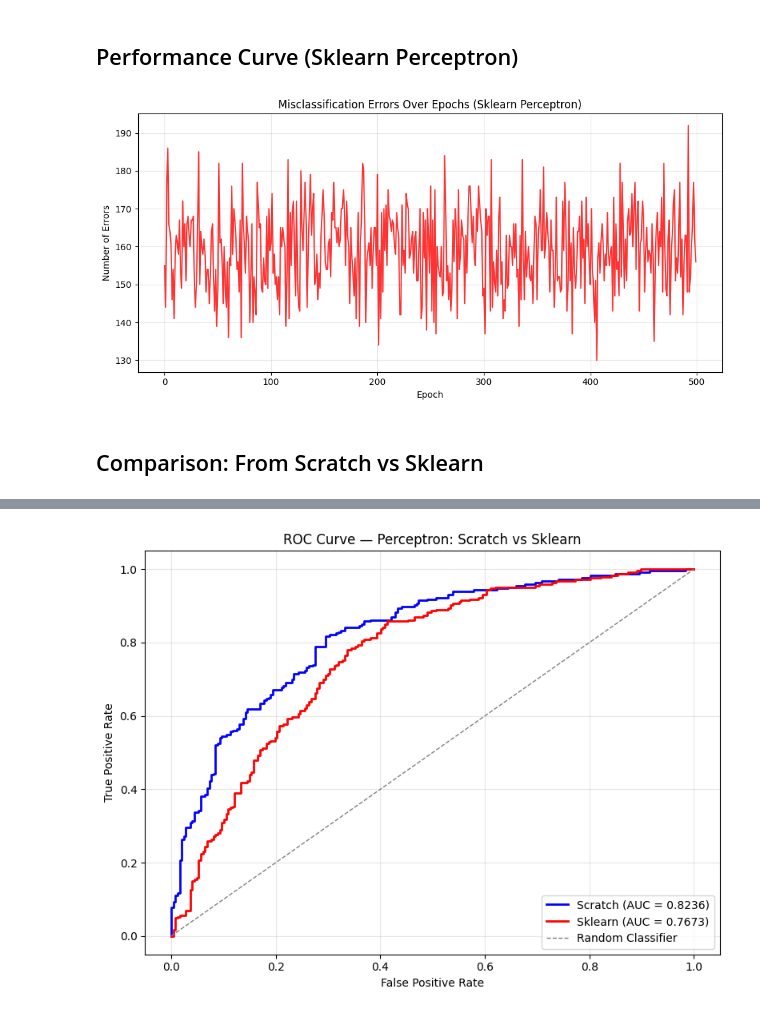
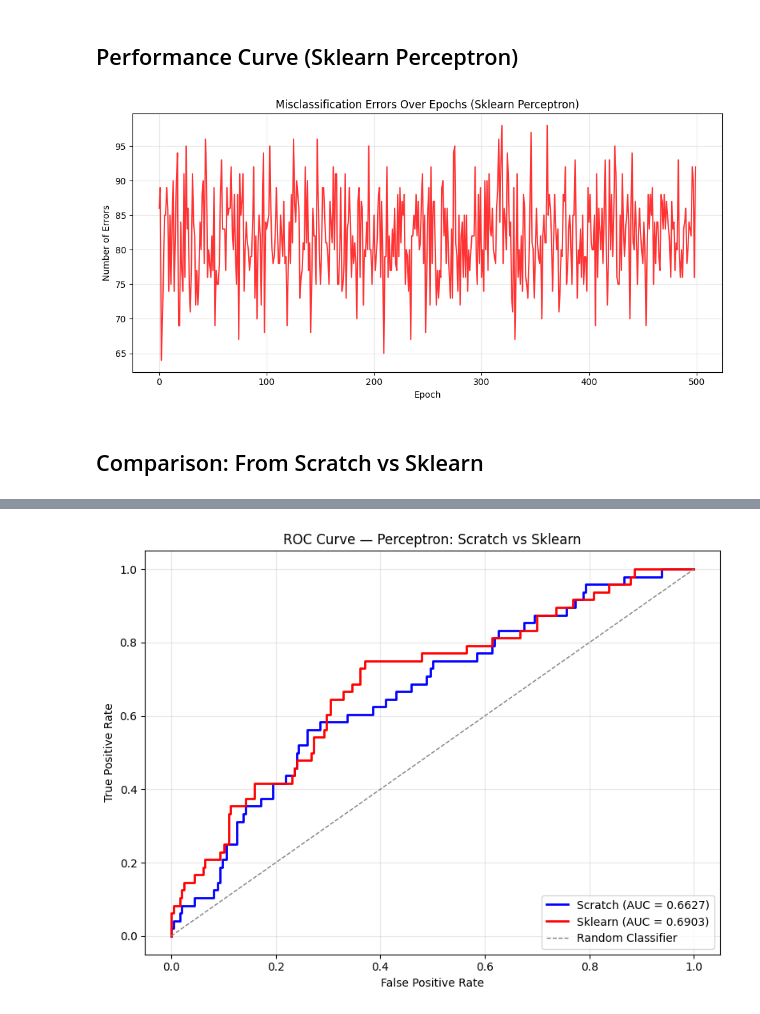
Before and after one commit to jiraphat48026/HR-Machine-Learning-Project, a Jupyter notebook: models/perceptron.ipynb, the cells around one changed output, grey strips where cells are left out. Drawn from its saved outputs; the diff is of its cells as text; code cells hidden in the pictures.

```diff
--- a/models/perceptron.ipynb
+++ b/models/perceptron.ipynb
@@ -45,9 +46,9 @@ class Perceptron:
 # %% [markdown]
 ## Load & Prepare Data
 # %%
-df = pd.read_csv("../data/processed_data_attrition.csv")
+df = pd.read_csv("../data/processed_data.csv")
 
-# Convert standardized Attrition values back to binary
+# Convert Attrition values to binary (0 / 1)
 attrition_vals = sorted(df["Attrition"].unique())
 df["Attrition"] = df["Attrition"].map({attrition_vals[0]: 0, attrition_vals[1]: 1})
 
@@ -55,11 +56,17 @@ df["Attrition"] = df["Attrition"].map({attrition_vals[0]: 0, attrition_vals[1]:
 X = df.drop("Attrition", axis=1).values
 y = df["Attrition"].values.reshape(-1, 1)
 
-# Train/test split (80/20)
-X_train, X_test, y_train, y_test = train_test_split(X, y, test_size=0.2, random_state=42, stratify=y)
+X_train, X_test, y_train, y_test = train_test_split(
+    X, y, test_size=0.2, random_state=42, stratify=y
+)
+
+smote = SMOTE(random_state=42)
+X_train, y_train_smote = smote.fit_resample(X_train, y_train.ravel())
+y_train = y_train_smote.reshape(-1, 1)
 
 print(f"Features: {X.shape[1]}")
-print(f"Train: {X_train.shape[0]} samples | Test: {X_test.shape[0]} samples")
-print(f"Attrition rate — Train: {y_train.mean():.2%} | Test: {y_test.mean():.2%}")
+print(f"Train after SMOTE: {X_train.shape[0]} samples | Test (real): {X_test.shape[0]} samples")
+print(f"Train attrition rate (balanced): {y_train.mean():.2%}")
+print(f"Test attrition rate  (real):     {y_test.mean():.2%}")
 # %% [output]
 Features: 36
@@ -286,7 +294,7 @@ plt.grid(True, alpha=0.3)
 plt.tight_layout()
 plt.show()
 # %% [output]
-[figure, old version]
+[figure, new version]
 # %% [markdown]
 ## Comparison: From Scratch vs Sklearn
 # %%
@@ -314,6 +322,60 @@ plt.legend(loc='lower right')
 plt.grid(True, alpha=0.3)
 plt.tight_layout()
 plt.show()
+# Simple risk level function for MLP (Scratch or PyTorch)
+def predict_risk_mlp(model, employee_row, threshold=0.5):
+    if not isinstance(employee_row, pd.DataFrame):
+        employee_row = pd.DataFrame([employee_row])
+    prob = float(model.predict(employee_row.values)[0])  # For MLP (Scratch)
+    label = int(prob >= threshold)
+    if prob >= 0.60:
+        risk = "HIGH RISK"
+    elif prob >= 0.40:
+        risk = "MEDIUM RISK"
+    else:
+        risk = "LOW RISK"
+    return {
+        "probability_of_attrition": prob,
+        "predicted_label": label,
+        "risk_level": risk
+    }
+
+# Simple risk level function for Perceptron (Scratch)
+def predict_risk_perceptron(model, employee_row, threshold=0.5):
+    if not isinstance(employee_row, pd.DataFrame):
+        employee_row = pd.DataFrame([employee_row])
+    Z = np.dot(employee_row.values, model.W) + model.b
+    prob = float(1 / (1 + np.exp(-Z))[0])
+    label = int(prob >= threshold)
+    if prob >= 0.60:
+        risk = "HIGH RISK"
+    elif prob >= 0.40:
+        risk = "MEDIUM RISK"
+    else:
+        risk = "LOW RISK"
+    return {
+        "probability_of_attrition": prob,
+        "predicted_label": label,
+        "risk_level": risk
+    }
+
+# Simple risk level function for Decision Tree (Sklearn)
+def predict_risk_decision_tree(model, employee_row, threshold=0.5):
+    if not isinstance(employee_row, pd.DataFrame):
+        employee_row = pd.DataFrame([employee_row])
+    prob = float(model.predict_proba(employee_row)[0][1])
+    label = int(prob >= threshold)
+    if prob >= 0.60:
+        risk = "HIGH RISK"
+    elif prob >= 0.40:
+        risk = "MEDIUM RISK"
+    else:
+        risk = "LOW RISK"
+    return {
+        "probability_of_attrition": prob,
+        "predicted_label": label,
+        "risk_level": risk
+    }
 # %% [output]
 =======================================================
   Perceptron Comparison: From Scratch vs Sklearn
@@ -329,2 +391,2 @@ AUC                      0.823623              0.767305
 =======================================================
-[figure, old version]
+[figure, new version]
```
Also changed, not shown: parts of 12 cells of this notebook, 7 other files.
